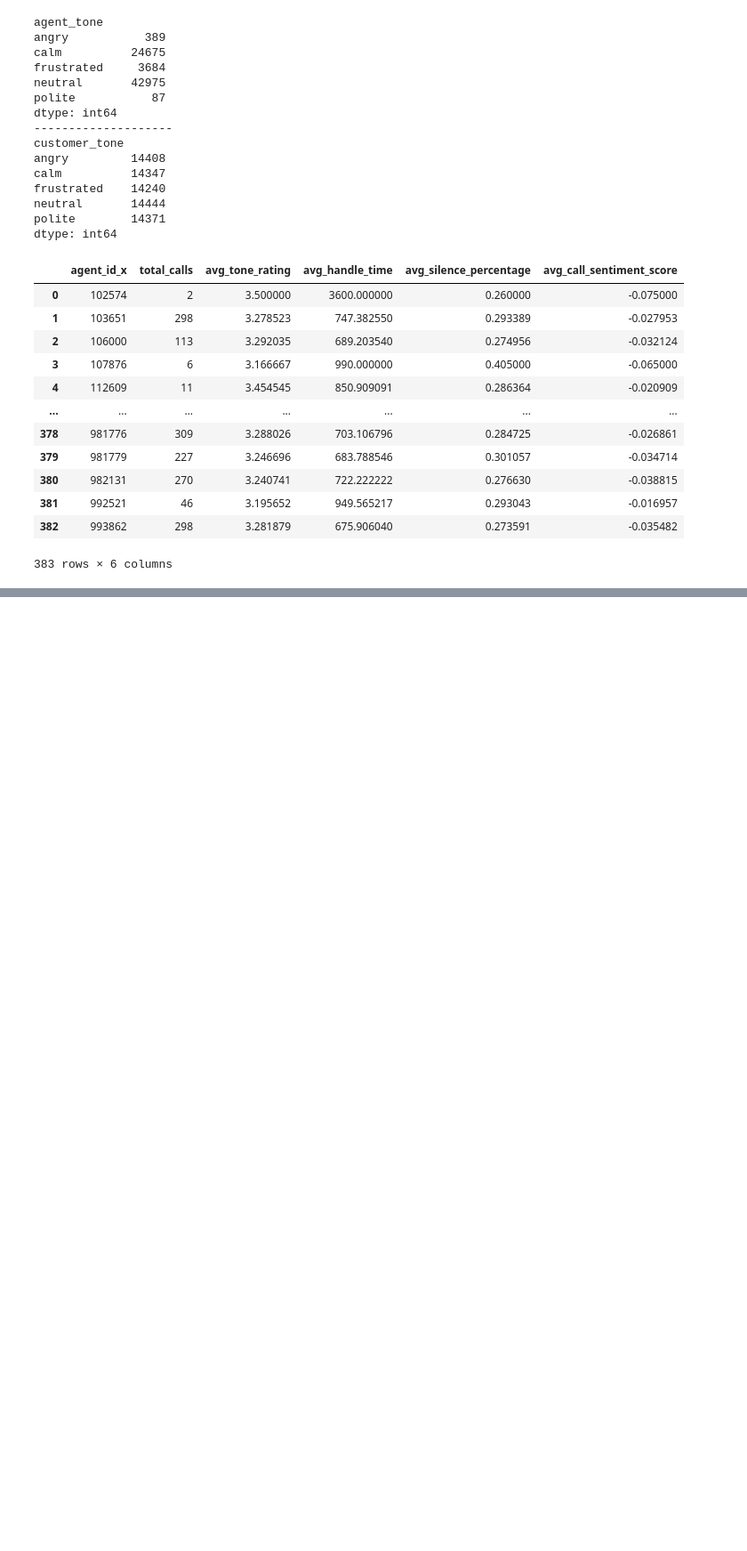
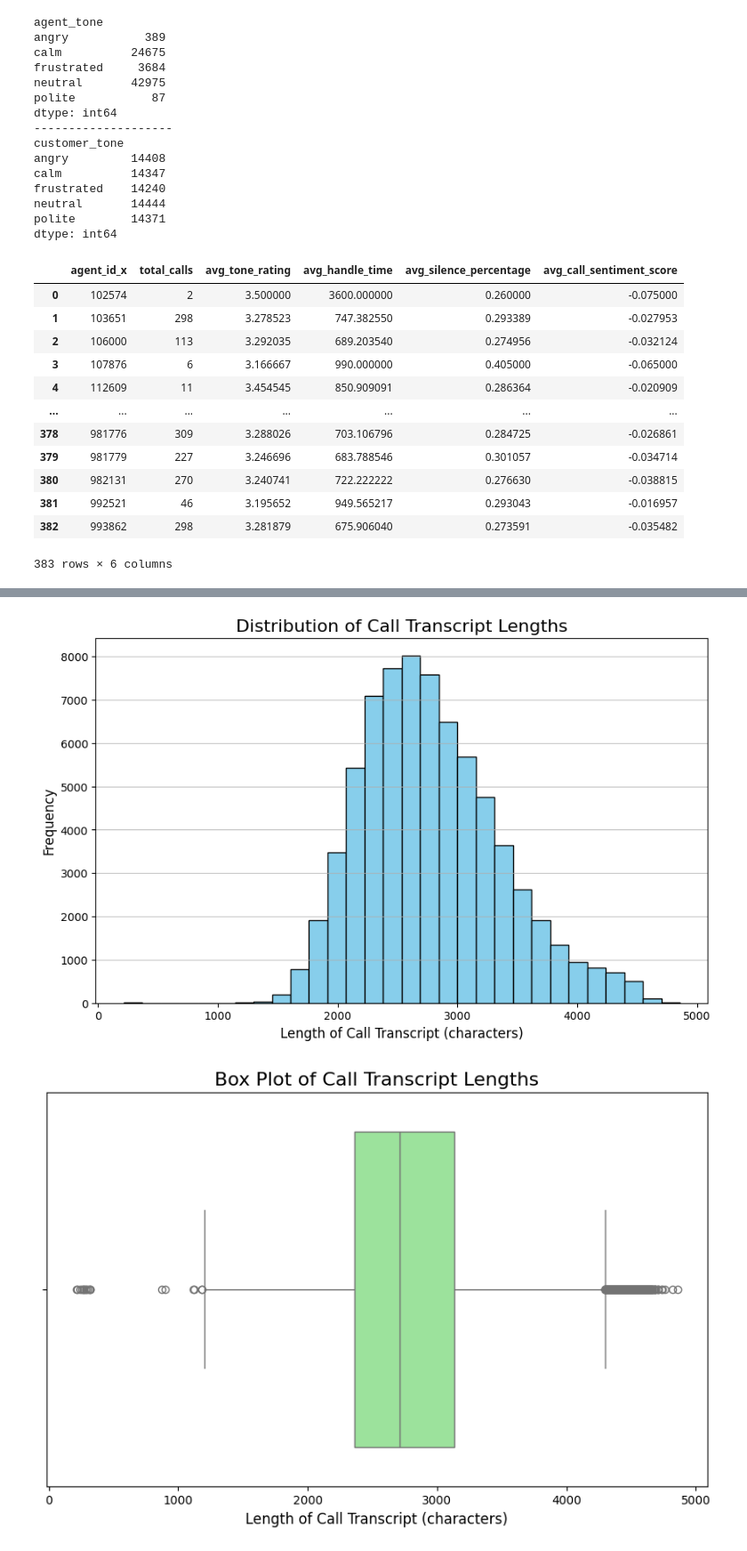
Before and after one commit to dheerajGits/skyhack, a Jupyter notebook: main.ipynb, the cells around one changed output, grey strips where cells are left out. Shown at 89% size. Cells and saved outputs as stored; diff of their text form; code cells hidden in the pictures; blank space fills up the shorter version.

Commit message:
preprocess transcript data and make model to predict call reason from call transcript

```diff
--- a/main.ipynb
+++ b/main.ipynb
@@ -91,7 +91,6 @@ main_dataset['agent_assigned_datetime']= pd.to_datetime(main_dataset['agent_assi
 # %%
 main_dataset['handle_time']= (main_dataset['call_end_datetime']- main_dataset['agent_assigned_datetime']).dt.total_seconds()
 main_dataset['allocation_time']= (main_dataset['agent_assigned_datetime']- main_dataset['call_start_datetime']).dt.total_seconds()
-main_dataset.drop('call_transcript', axis=1, inplace=True)
 main_dataset.drop('agent_id_y', axis=1, inplace=True)
 # %%
 aht = main_dataset['handle_time'].mean()
@@ -595,3 +659,14 @@ agent_data
 | 381 | 992521 | 46 | 3.195652 | 949.565217 | 0.293043 | -0.016957 |
 | 382 | 993862 | 298 | 3.281879 | 675.906040 | 0.273591 | -0.035482 |
 383 rows × 6 columns
+# %%
+# Calculate the length of each call transcript
+main_dataset['transcript_length'] = main_dataset['call_transcript'].fillna('').apply(len)
+
+# Display the first few rows with the new column
+print(main_dataset[['call_transcript', 'transcript_length']].head())
+
+# %% [code]
+# Basic statistics of transcript lengths
+transcript_length_stats = main_dataset['transcript_length'].describe()
+print(transcript_length_stats)
@@ -597,0 +689,20 @@ agent_data
+# %%
+# Visualizing the distribution of call transcript lengths using a histogram
+plt.figure(figsize=(10, 6))
+plt.hist(main_dataset['transcript_length'], bins=30, color='skyblue', edgecolor='black')
+plt.title('Distribution of Call Transcript Lengths', fontsize=16)
+plt.xlabel('Length of Call Transcript (characters)', fontsize=12)
+plt.ylabel('Frequency', fontsize=12)
+plt.grid(axis='y', alpha=0.75)
+plt.show()
+
+# %% [code]
+# Optional: Create a box plot to visualize the spread of transcript lengths
+plt.figure(figsize=(10, 6))
+sns.boxplot(x=main_dataset['transcript_length'], color='lightgreen')
+plt.title('Box Plot of Call Transcript Lengths', fontsize=16)
+plt.xlabel('Length of Call Transcript (characters)', fontsize=12)
+plt.show()
+# %% [output]
+[figure, added]
+[figure, added]
```
Also changed, not shown: parts of 16 cells of this notebook, 1 other file.
